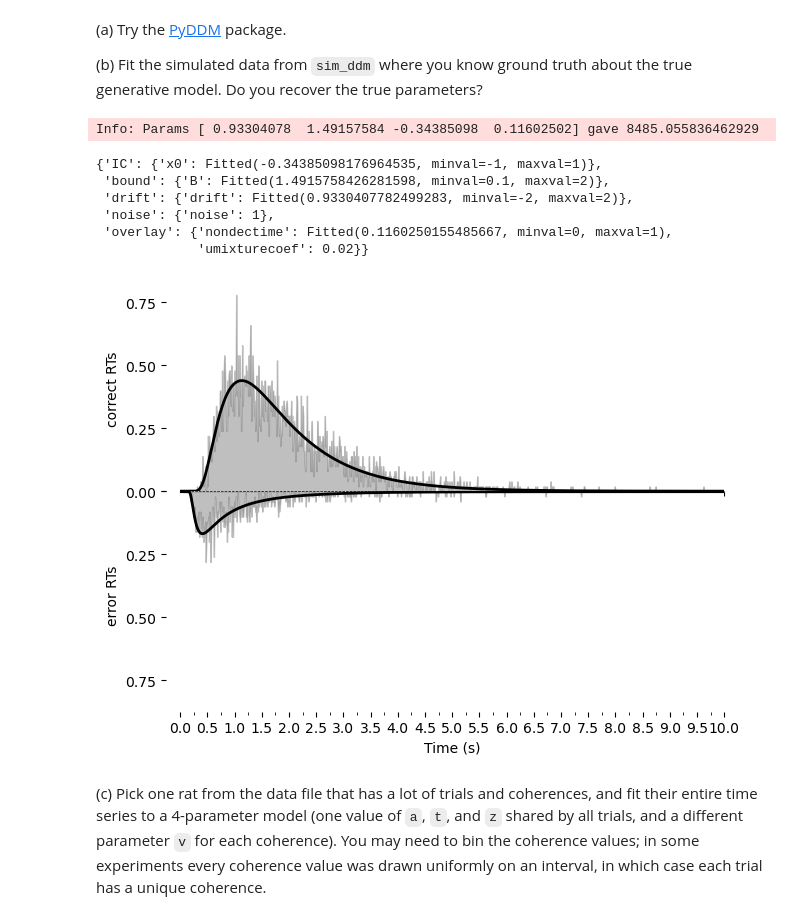
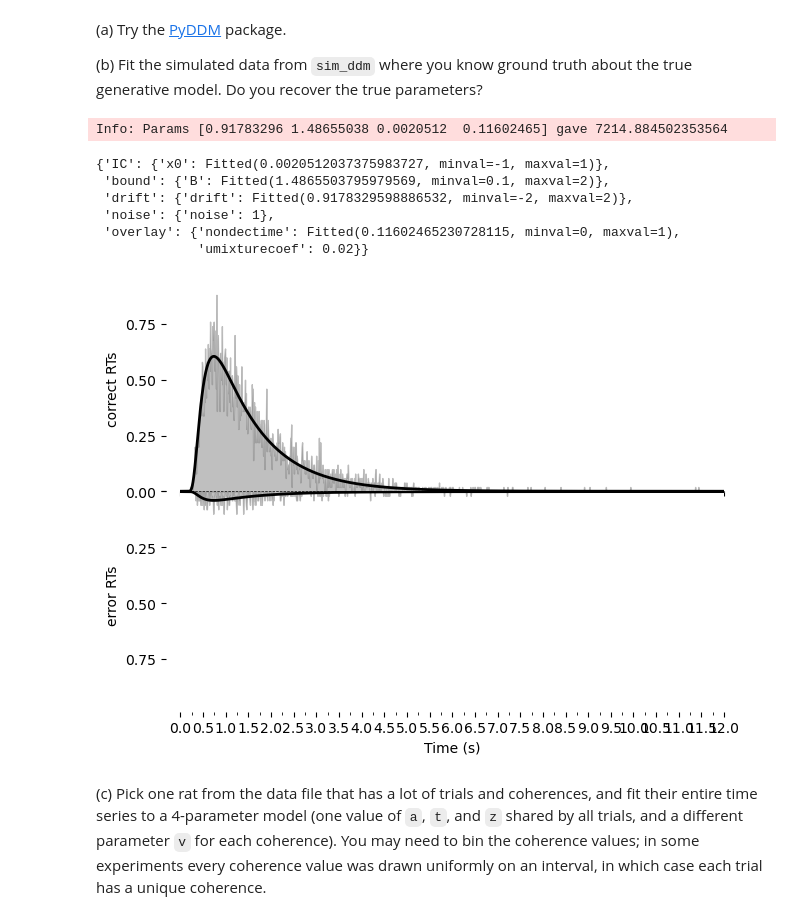
Before and after one commit to griegner/drift-diffusion, a Jupyter notebook: examples/04-fit-drift-diffusion.ipynb, the cells around one changed output. Drawn from its saved outputs; the diff is of its cells as text; code cells hidden in the pictures.

```diff
--- a/examples/04-fit-drift-diffusion.ipynb
+++ b/examples/04-fit-drift-diffusion.ipynb
@@ -16,44 +16,44 @@ from drift_diffusion.sim import sim_ddm
 (b) Fit the simulated data from `sim_ddm` where you know ground truth about the true generative model. Do you recover the true parameters?
 # %%
 # simulation setting
-sim_params = {"dt": 0.001, "t": 0.1, "z": -0.5, "v": 0.9, "a": 3}
+sim_params = {"dt": 0.001, "t": 0.1, "z": 0, "v": 0.9, "a": 3, "error_dist": "gaussian"}
 n_trials = 5000
 
 # simulate ddm
 rt, response = np.zeros(n_trials), np.zeros(n_trials, dtype=int)
-for trace in range(n_trials):
-    x = sim_ddm(**sim_params, seed=trace)
-    rt[trace] = len(x) * sim_params["dt"]
-    response[trace] = (x[-1] > 0) == (sim_params["v"] > 0)
+for trial in range(n_trials):
+    x = sim_ddm(**sim_params, seed=trial)
+    rt[trial] = len(x) * sim_params["dt"]
+    response[trial] = (x[-1] > 0) == (sim_params["v"] > 0)
 df = pd.DataFrame({"rt": rt, "response": response})
 sample = pyddm.Sample.from_pandas_dataframe(df, rt_column_name="rt", choice_column_name="response")
 
 # drift diffusion model
 ddm = pyddm.gddm(
     drift="v",
     bound="a",
     starting_position="z",
     nondecision="nd",
     parameters={"v": (-2, 2), "a": (0.1, 2), "z": (-1, 1), "nd": (0, 1)},
-    T_dur=10,
+    T_dur=12,
     dt=sim_params["dt"],
 )
 
 # fit ddm
 ddm.fit(sample, verbose=False)
 
 # diagnostics
 pprint(ddm.parameters())
 pyddm.plot.plot_fit_diagnostics(model=ddm, sample=sample)
 # %% [output]
-Info: Params [ 0.93304078  1.49157584 -0.34385098  0.11602502] gave 8485.055836462929
+Info: Params [0.91783296 1.48655038 0.0020512  0.11602465] gave 7214.884502353564
-{'IC': {'x0': Fitted(-0.34385098176964535, minval=-1, maxval=1)},
- 'bound': {'B': Fitted(1.4915758426281598, minval=0.1, maxval=2)},
- 'drift': {'drift': Fitted(0.9330407782499283, minval=-2, maxval=2)},
+{'IC': {'x0': Fitted(0.0020512037375983727, minval=-1, maxval=1)},
+ 'bound': {'B': Fitted(1.4865503795979569, minval=0.1, maxval=2)},
+ 'drift': {'drift': Fitted(0.9178329598886532, minval=-2, maxval=2)},
  'noise': {'noise': 1},
- 'overlay': {'nondectime': Fitted(0.1160250155485667, minval=0, maxval=1),
+ 'overlay': {'nondectime': Fitted(0.11602465230728115, minval=0, maxval=1),
              'umixturecoef': 0.02}}
-[figure, old version]
+[figure, new version]
 # %% [markdown]
 (c) Pick one rat from the data file that has a lot of trials and coherences, and fit their entire time series to a 4-parameter model (one value of `a`, `t`, and `z` shared by all trials, and a different parameter `v` for each coherence). You may need to bin the coherence values; in some experiments every coherence value was drawn uniformly on an interval, in which case each trial has a unique coherence.
 # %%
```
Also changed, not shown: parts of 4 cells of this notebook, 2 other files.
